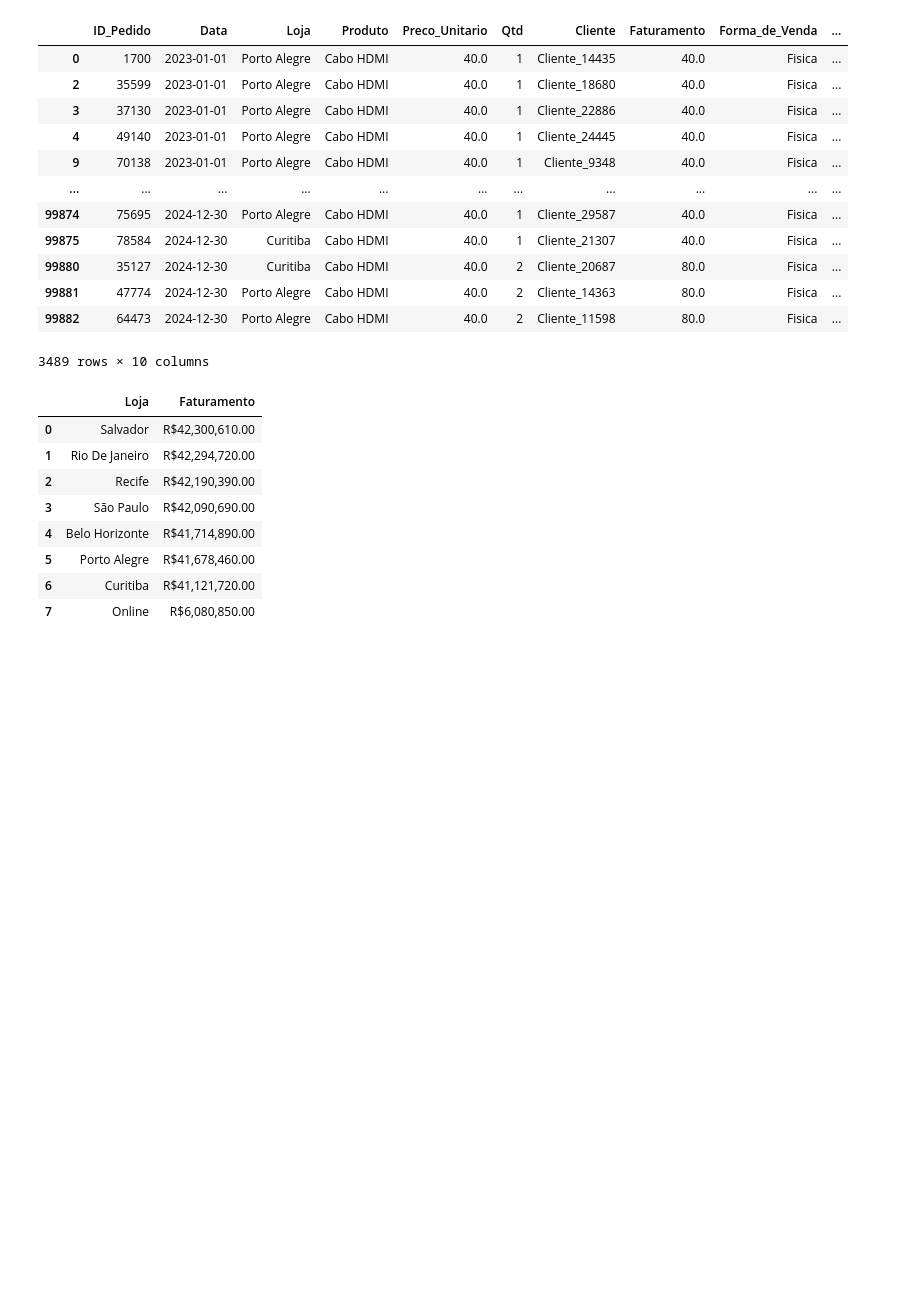
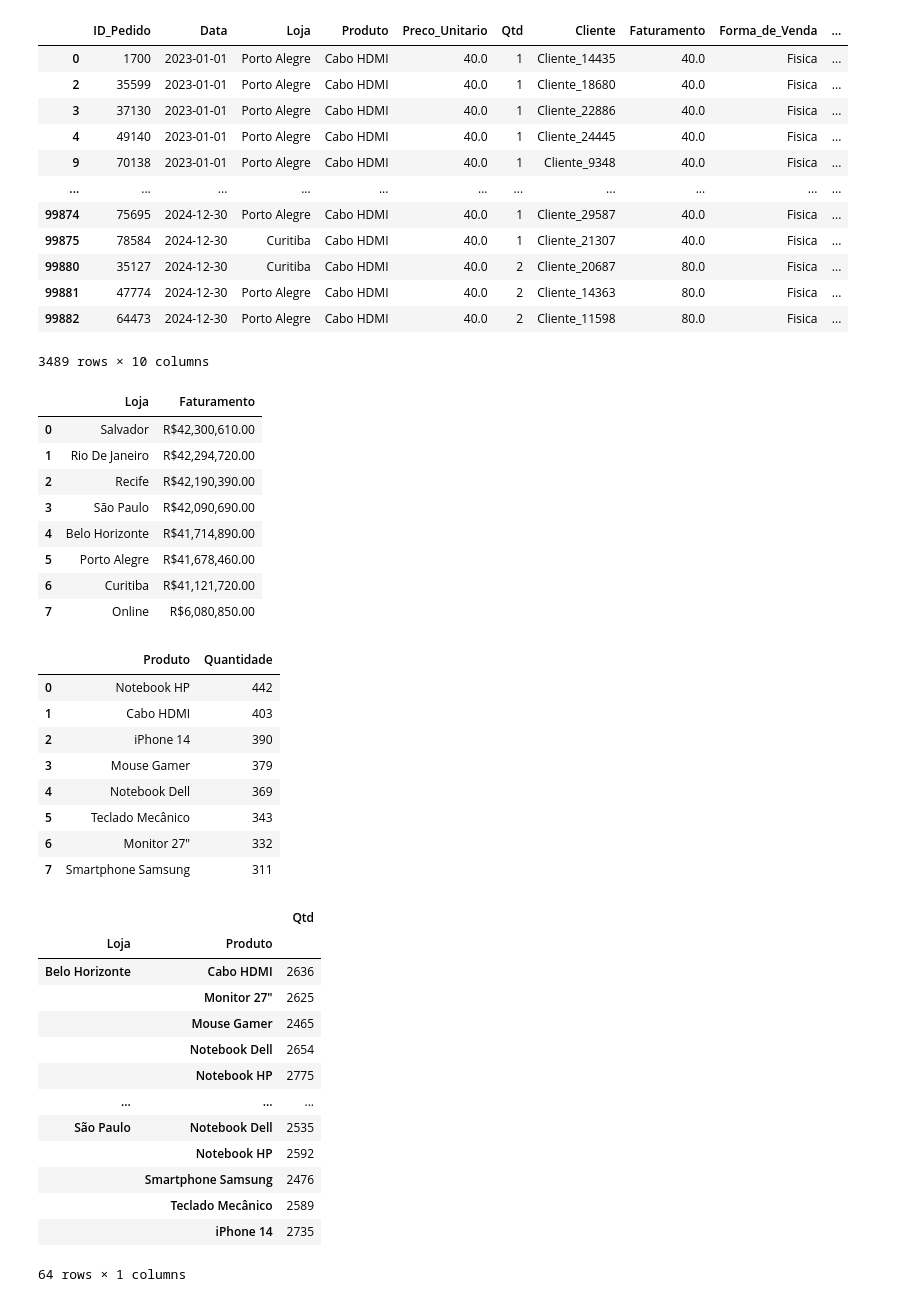
Before and after one commit to josilva47/pandas-estudos, a Jupyter notebook: pandas_supremo.ipynb, the cells around one changed output. Saved outputs shown, nothing was run; the diff lists cells and outputs as text; code cells hidden in the pictures; blank space fills up the shorter version.

```diff
--- a/pandas_supremo.ipynb
+++ b/pandas_supremo.ipynb
@@ -211,19 +216,59 @@ Porto Alegre Cabo HDMI Cliente_22886
 3489 rows × 10 columns
 # %%
 #ANALISE POR GRUPAMENTO
+#Ranking de faturamento por loja
 analise_lojas = df_analise[['Loja', 'Faturamento']].groupby('Loja').sum() #AGRUPA dados e faz cálculos em cima desses grupos
 analise_lojas = analise_lojas.sort_values(by='Faturamento', ascending=False)
 analise_lojas = analise_lojas.reset_index()
 analise_lojas['Faturamento'] = analise_lojas['Faturamento'].map('R${:,.2f}'.format)
+display(analise_lojas)
 
-display(analise_lojas)
+#Ranking de produtos que mais venderam por quantidade no online
+df_vendas_online = df_analise[df_analise['Forma_de_Venda']=='Online']
+analise_produtos_online = df_vendas_online[['Produto', 'Qtd']].groupby('Produto').sum()
+analise_produtos_online = analise_produtos_online.sort_values(by='Qtd', ascending=False)
+analise_produtos_online = analise_produtos_online.reset_index()
+analise_produtos_online = analise_produtos_online.rename(columns={'Qtd': 'Quantidade'}) #Altera o nome da coluna
+display(analise_produtos_online)
+
+#Ranking por loja e produto
+analise_produtos_em_lojas = df_analise[['Loja', 'Produto', 'Qtd']].groupby(['Loja', 'Produto']).sum()
+display(analise_produtos_em_lojas)
+
+
+##Habilita a visualizaçao da tabela inteira apenas para o que estiver dentro do with
+# with pd.option_context('display.max_rows', None):
+#     display(analise_produtos_em_lojas)
 # %% [output]
 |  | Loja | Faturamento |
 | 0 | Salvador | R$42,300,610.00 |
 | 1 | Rio De Janeiro | R$42,294,720.00 |
 | 2 | Recife | R$42,190,390.00 |
 | 3 | São Paulo | R$42,090,690.00 |
 | 4 | Belo Horizonte | R$41,714,890.00 |
 | 5 | Porto Alegre | R$41,678,460.00 |
 | 6 | Curitiba | R$41,121,720.00 |
 | 7 | Online | R$6,080,850.00 |
+|  | Produto | Quantidade |
+| 0 | Notebook HP | 442 |
+| 1 | Cabo HDMI | 403 |
+| 2 | iPhone 14 | 390 |
+| 3 | Mouse Gamer | 379 |
+| 4 | Notebook Dell | 369 |
+| 5 | Teclado Mecânico | 343 |
+| 6 | Monitor 27" | 332 |
+| 7 | Smartphone Samsung | 311 |
+|  |  | Qtd |
+| Loja | Produto |  |
+| Belo Horizonte | Cabo HDMI | 2636 |
+|  | Monitor 27" | 2625 |
+|  | Mouse Gamer | 2465 |
+|  | Notebook Dell | 2654 |
+|  | Notebook HP | 2775 |
+| ... | ... | ... |
+| São Paulo | Notebook Dell | 2535 |
+|  | Notebook HP | 2592 |
+|  | Smartphone Samsung | 2476 |
+|  | Teclado Mecânico | 2589 |
+|  | iPhone 14 | 2735 |
+64 rows × 1 columns
```
Also changed, not shown: parts of 2 cells of this notebook.
